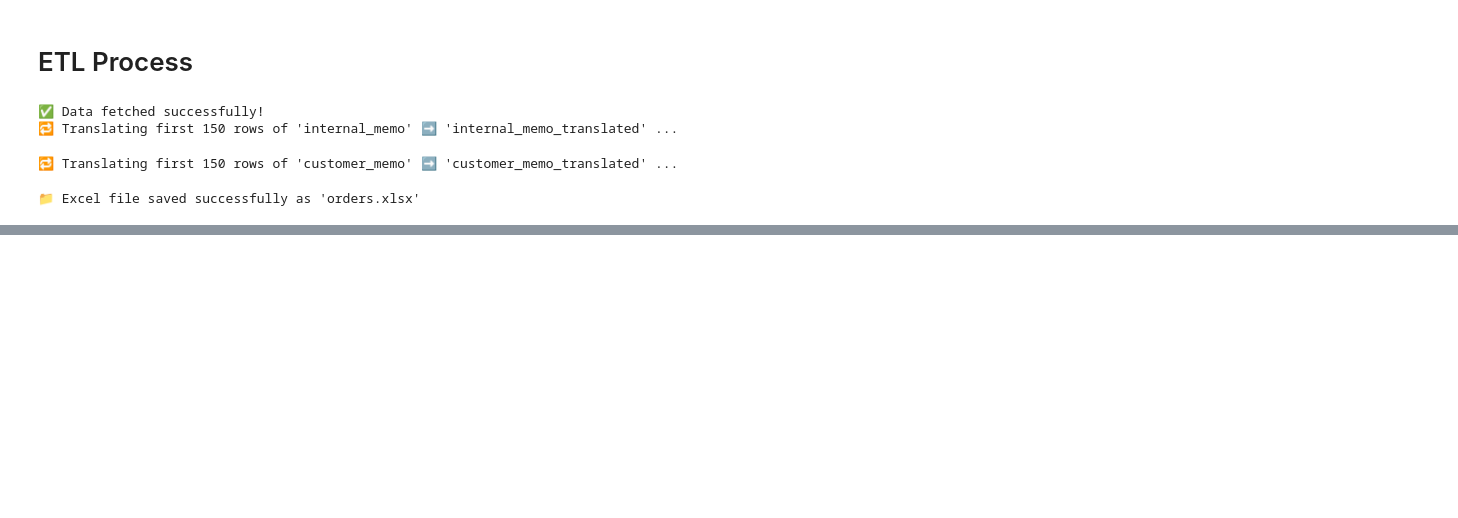
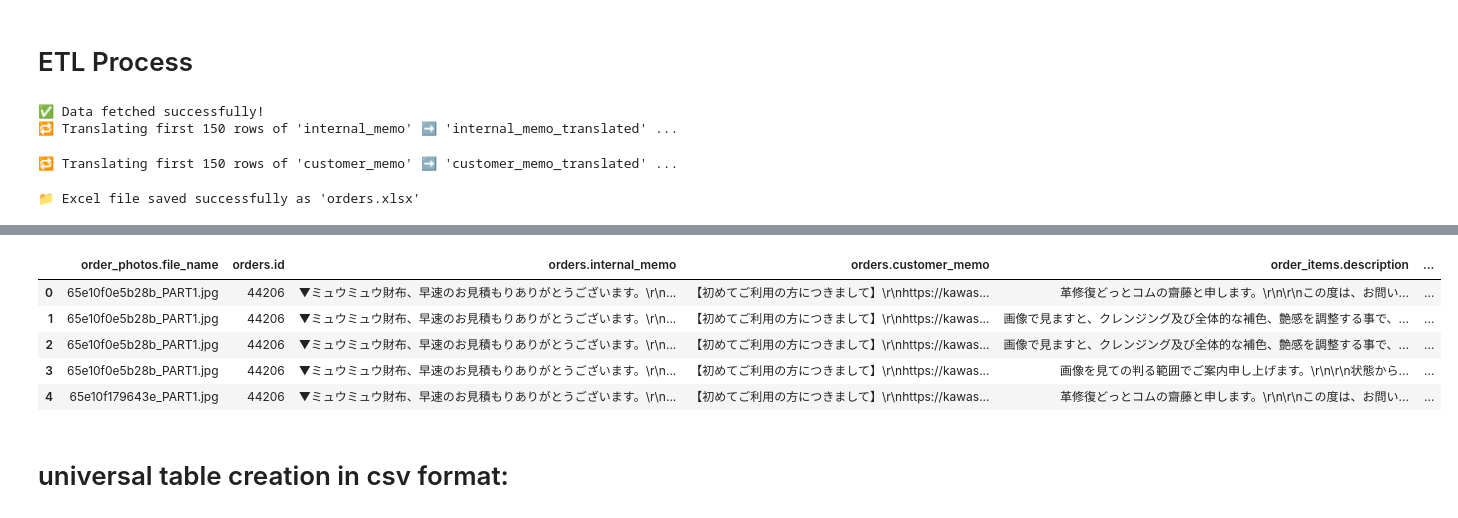
Before and after one commit to Shoukhin1803078/My-learnings, a Jupyter notebook: JBC_office_work/Leather/ETL/ETL.ipynb, the cells around one changed output, grey strips where cells are left out. Drawn from its saved outputs; the diff is of its cells as text; code cells hidden in the pictures; blank space fills up the shorter version.

Commit message:
final universal table create for leather project

```diff
--- a/JBC_office_work/Leather/ETL/ETL.ipynb
+++ b/JBC_office_work/Leather/ETL/ETL.ipynb
@@ -530,0 +605,11 @@ except Exception as e:
+# %%
+df.head()  # Display first few rows of the DataFrame for verification
+# %% [output]
+|  | order_photos.file_name | orders.id | orders.internal_memo | orders.customer_memo | order_items.description | ... |
+| 0 | 65e10f0e5b28b_PART1.jpg | 44206 | ▼ミュウミュウ財布、早速のお見積もりありがとうございます。\r\n... | 【初めてご利用の方につきまして】\r\nhttps://kawas... | 革修復どっとコムの齋藤と申します。\r\n\r\nこの度は、お問い... | ... |
+| 1 | 65e10f0e5b28b_PART1.jpg | 44206 | ▼ミュウミュウ財布、早速のお見積もりありがとうございます。\r\n... | 【初めてご利用の方につきまして】\r\nhttps://kawas... | 画像で見ますと、クレンジング及び全体的な補色、艶感を調整する事で、... | ... |
+| 2 | 65e10f0e5b28b_PART1.jpg | 44206 | ▼ミュウミュウ財布、早速のお見積もりありがとうございます。\r\n... | 【初めてご利用の方につきまして】\r\nhttps://kawas... | 画像で見ますと、クレンジング及び全体的な補色、艶感を調整する事で、... | ... |
+| 3 | 65e10f0e5b28b_PART1.jpg | 44206 | ▼ミュウミュウ財布、早速のお見積もりありがとうございます。\r\n... | 【初めてご利用の方につきまして】\r\nhttps://kawas... | 画像を見ての判る範囲でご案内申し上げます。\r\n\r\n状態から... | ... |
+| 4 | 65e10f179643e_PART1.jpg | 44206 | ▼ミュウミュウ財布、早速のお見積もりありがとうございます。\r\n... | 【初めてご利用の方につきまして】\r\nhttps://kawas... | 革修復どっとコムの齋藤と申します。\r\n\r\nこの度は、お問い... | ... |
+# %% [markdown]
+# universal table creation in csv format:
```
Also changed, not shown: parts of 6 cells of this notebook, 9 other files.
